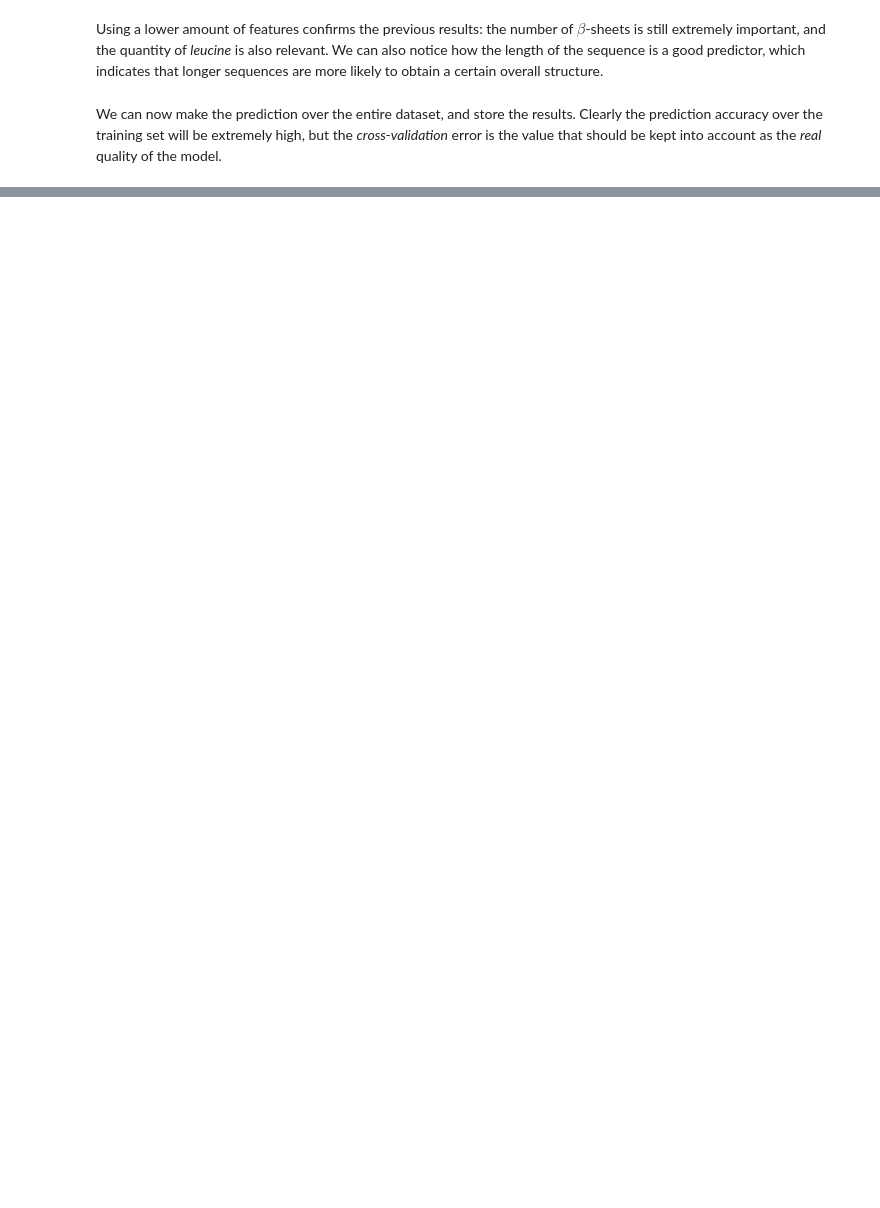
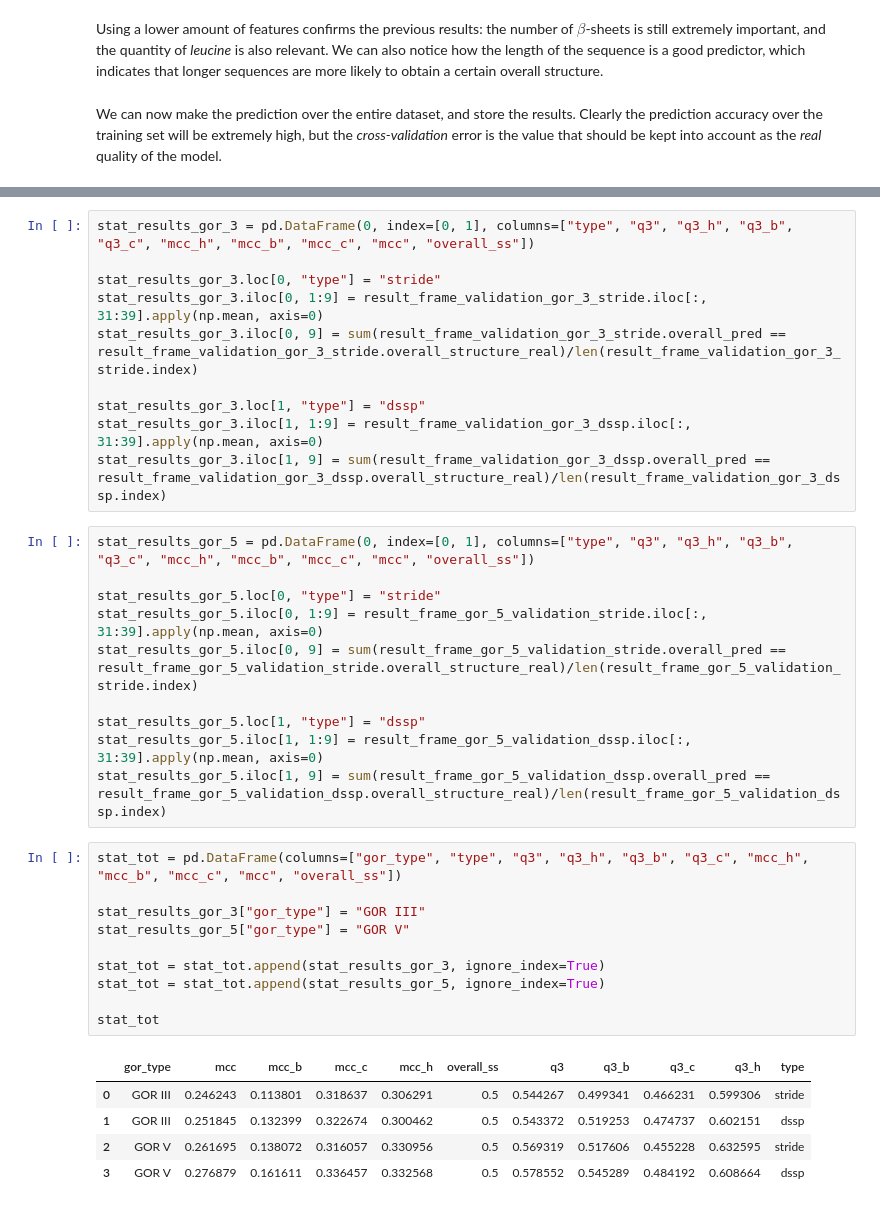
Before and after one commit to AlbertoParravicini/bioinformatics-ulb, a Jupyter notebook: assignment-2/src/Untitled.ipynb, the cells around one changed output, grey strips where cells are left out. Saved outputs shown, nothing was run; the diff lists cells and outputs as text; blank space fills up the shorter version.

```diff
--- a/assignment-2/src/Untitled.ipynb
+++ b/assignment-2/src/Untitled.ipynb
@@ -1475,0 +2370,36 @@ We can now make the prediction over the entire dataset, and store the results. C
+# %%
+stat_results_gor_3 = pd.DataFrame(0, index=[0, 1], columns=["type", "q3", "q3_h", "q3_b", "q3_c", "mcc_h", "mcc_b", "mcc_c", "mcc", "overall_ss"])
+
+stat_results_gor_3.loc[0, "type"] = "stride"
+stat_results_gor_3.iloc[0, 1:9] = result_frame_validation_gor_3_stride.iloc[:, 31:39].apply(np.mean, axis=0)
+stat_results_gor_3.iloc[0, 9] = sum(result_frame_validation_gor_3_stride.overall_pred == result_frame_validation_gor_3_stride.overall_structure_real)/len(result_frame_validation_gor_3_stride.index)
+
+stat_results_gor_3.loc[1, "type"] = "dssp"
+stat_results_gor_3.iloc[1, 1:9] = result_frame_validation_gor_3_dssp.iloc[:, 31:39].apply(np.mean, axis=0)
+stat_results_gor_3.iloc[1, 9] = sum(result_frame_validation_gor_3_dssp.overall_pred == result_frame_validation_gor_3_dssp.overall_structure_real)/len(result_frame_validation_gor_3_dssp.index)
+# %%
+stat_results_gor_5 = pd.DataFrame(0, index=[0, 1], columns=["type", "q3", "q3_h", "q3_b", "q3_c", "mcc_h", "mcc_b", "mcc_c", "mcc", "overall_ss"])
+
+stat_results_gor_5.loc[0, "type"] = "stride"
+stat_results_gor_5.iloc[0, 1:9] = result_frame_gor_5_validation_stride.iloc[:, 31:39].apply(np.mean, axis=0)
+stat_results_gor_5.iloc[0, 9] = sum(result_frame_gor_5_validation_stride.overall_pred == result_frame_gor_5_validation_stride.overall_structure_real)/len(result_frame_gor_5_validation_stride.index)
+
+stat_results_gor_5.loc[1, "type"] = "dssp"
+stat_results_gor_5.iloc[1, 1:9] = result_frame_gor_5_validation_dssp.iloc[:, 31:39].apply(np.mean, axis=0)
+stat_results_gor_5.iloc[1, 9] = sum(result_frame_gor_5_validation_dssp.overall_pred == result_frame_gor_5_validation_dssp.overall_structure_real)/len(result_frame_gor_5_validation_dssp.index)
+# %%
+stat_tot = pd.DataFrame(columns=["gor_type", "type", "q3", "q3_h", "q3_b", "q3_c", "mcc_h", "mcc_b", "mcc_c", "mcc", "overall_ss"])
+
+stat_results_gor_3["gor_type"] = "GOR III"
+stat_results_gor_5["gor_type"] = "GOR V"
+
+stat_tot = stat_tot.append(stat_results_gor_3, ignore_index=True)
+stat_tot = stat_tot.append(stat_results_gor_5, ignore_index=True)
+
+stat_tot
+# %% [output]
+|  | gor_type | mcc | mcc_b | mcc_c | mcc_h | overall_ss | q3 | q3_b | q3_c | q3_h | type |
+| 0 | GOR III | 0.246243 | 0.113801 | 0.318637 | 0.306291 | 0.5 | 0.544267 | 0.499341 | 0.466231 | 0.599306 | stride |
+| 1 | GOR III | 0.251845 | 0.132399 | 0.322674 | 0.300462 | 0.5 | 0.543372 | 0.519253 | 0.474737 | 0.602151 | dssp |
+| 2 | GOR V | 0.261695 | 0.138072 | 0.316057 | 0.330956 | 0.5 | 0.569319 | 0.517606 | 0.455228 | 0.632595 | stride |
+| 3 | GOR V | 0.276879 | 0.161611 | 0.336457 | 0.332568 | 0.5 | 0.578552 | 0.545289 | 0.484192 | 0.608664 | dssp |
```
Also changed, not shown: parts of 59 cells of this notebook, 15 other files.
